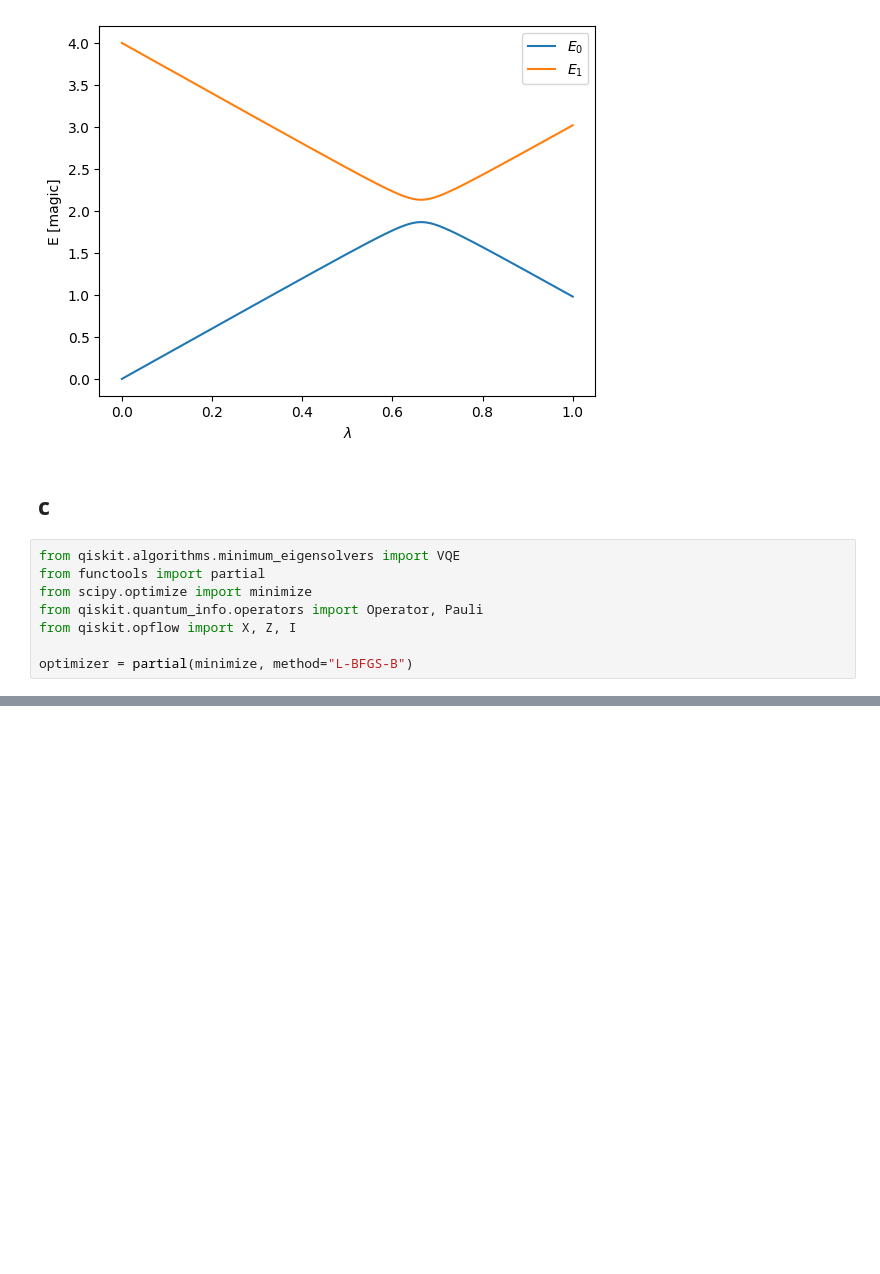
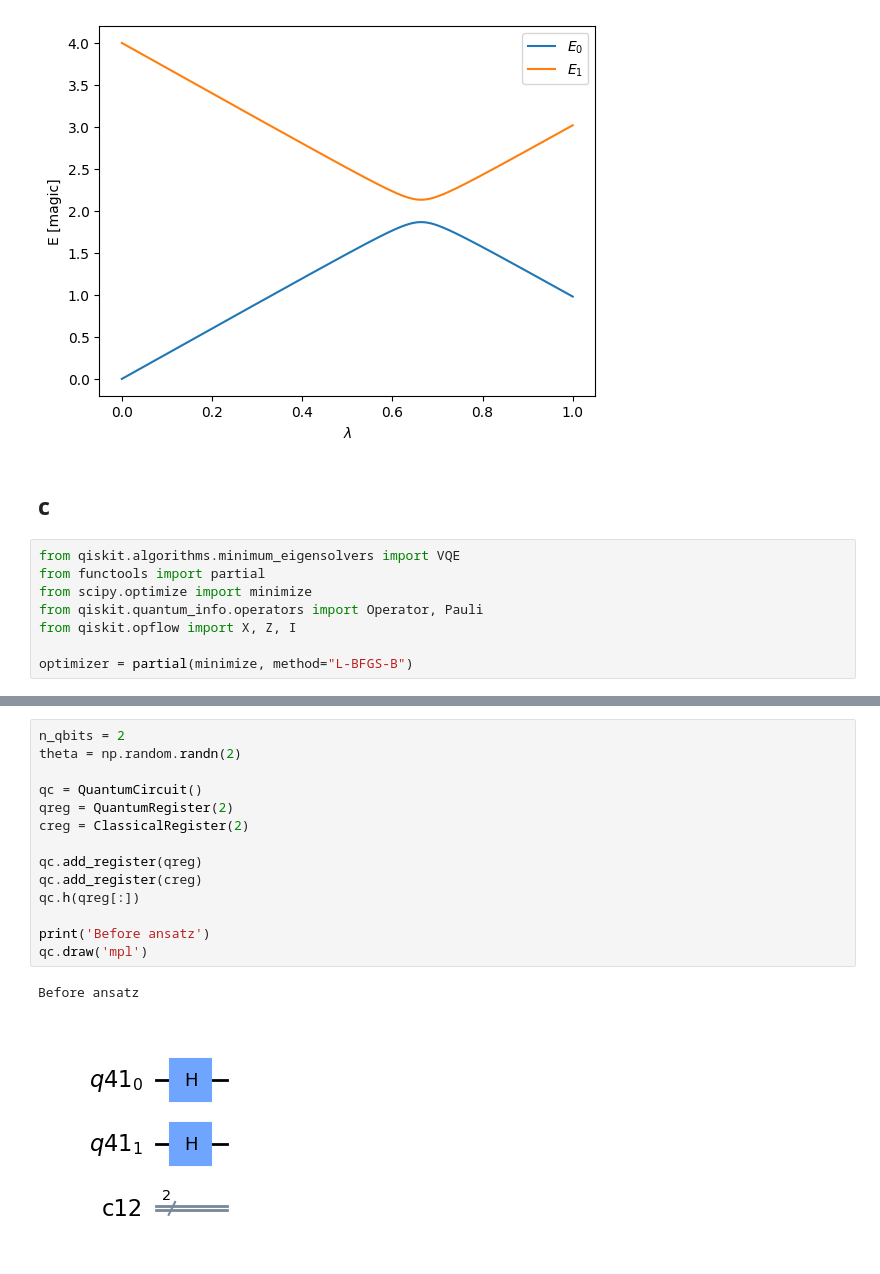
Before and after one commit to hkve/Lipkin-Model-FYS5419, a Jupyter notebook: Project1.ipynb, the cells around one changed output, grey strips where cells are left out. Drawn from its saved outputs; the diff is of its cells as text; blank space fills up the shorter version.

```diff
--- a/Project1.ipynb
+++ b/Project1.ipynb
@@ -173,0 +223,17 @@ TypeError: VQE.__init__() missing 1 required positional argument: 'estimator'
+# %%
+n_qbits = 2
+theta = np.random.randn(2)
+
+qc = QuantumCircuit()
+qreg = QuantumRegister(2)
+creg = ClassicalRegister(2)
+
+qc.add_register(qreg)
+qc.add_register(creg)
+qc.h(qreg[:])
+
+print('Before ansatz')
+qc.draw('mpl')
+# %% [output]
+Before ansatz
+[figure, added]
```
Also changed, not shown: parts of 15 cells of this notebook.
